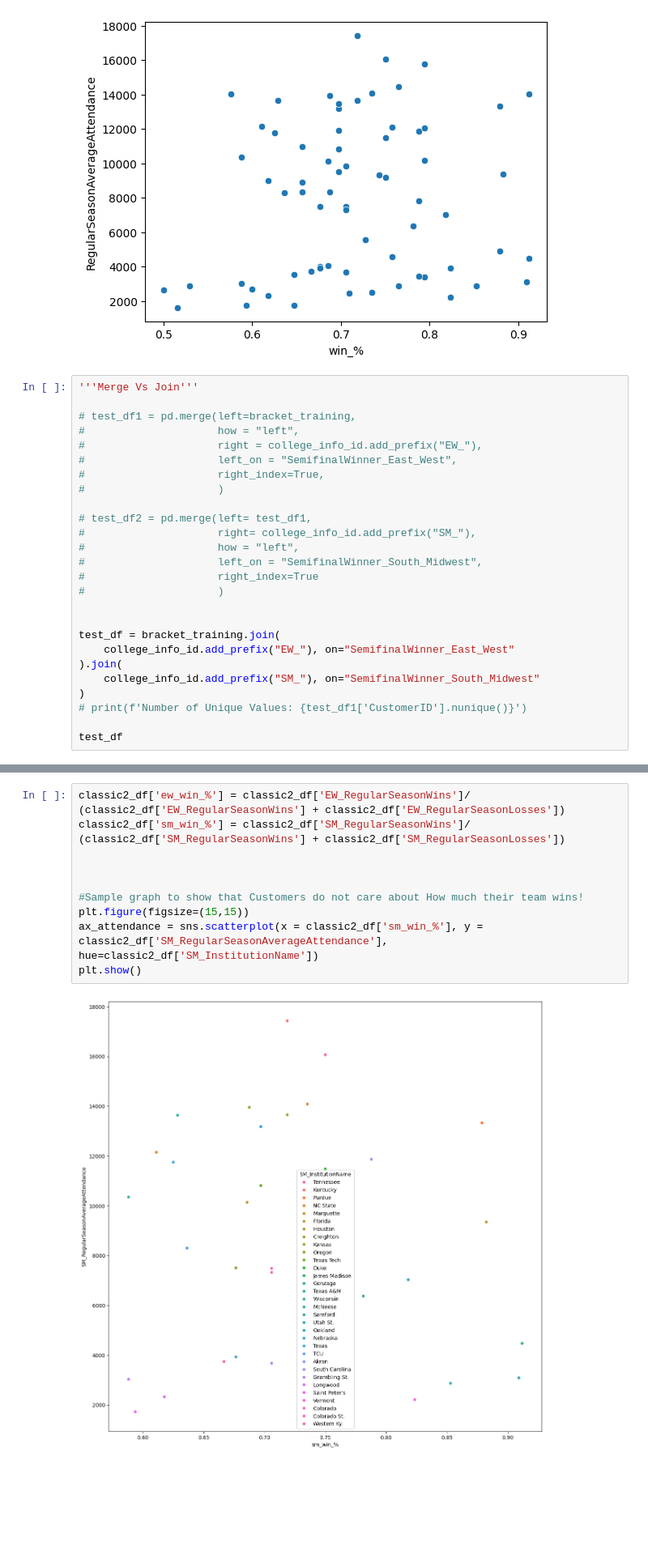
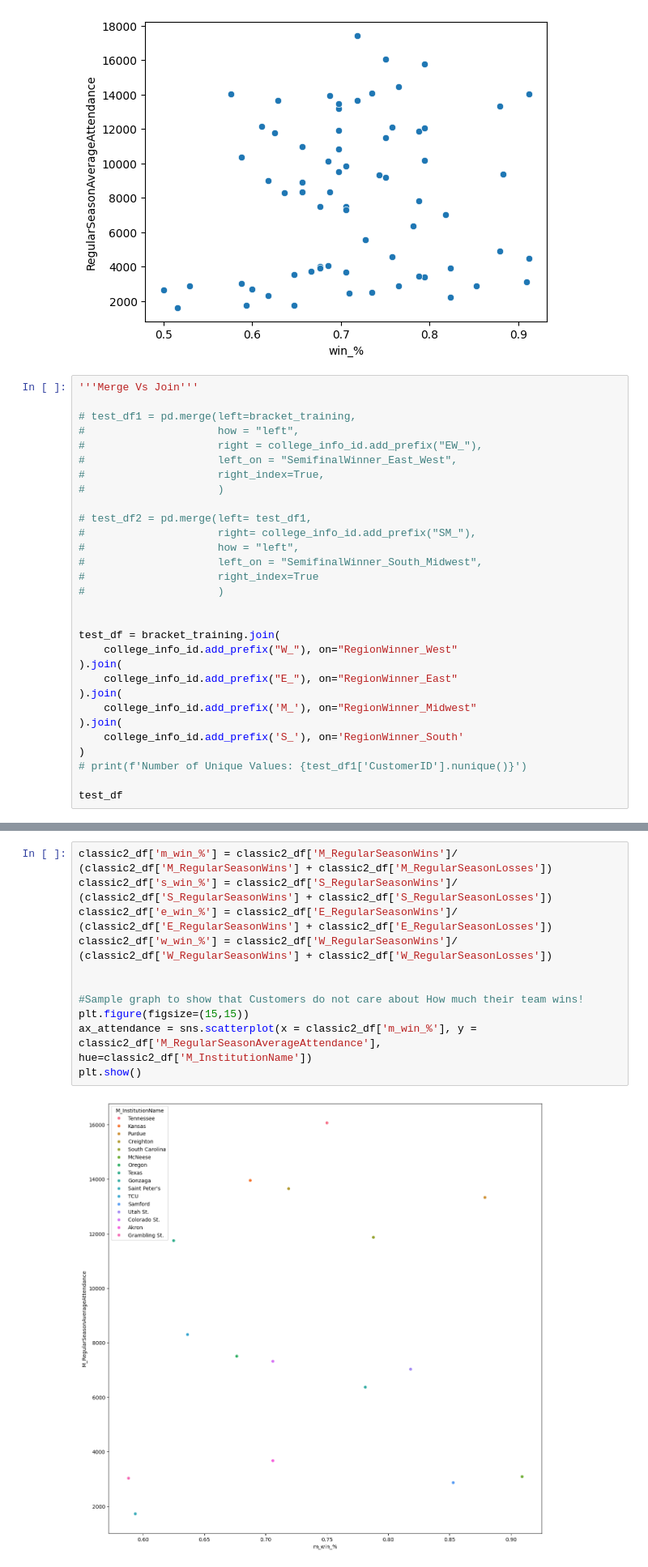
Before and after one commit to LittleMac24/ccac-competion, a Jupyter notebook: eda.ipynb, the cells around one changed output, grey strips where cells are left out. Shown at 81% size. Saved outputs shown, nothing was run; the diff lists cells and outputs as text; blank space fills up the shorter version.

```diff
--- a/eda.ipynb
+++ b/eda.ipynb
@@ -84,9 +84,13 @@ sns.scatterplot(x = college_info_id['win_%'], y = college_info_id['RegularSeason
 
 
 test_df = bracket_training.join(
-    college_info_id.add_prefix("EW_"), on="SemifinalWinner_East_West"
+    college_info_id.add_prefix("W_"), on="RegionWinner_West"
 ).join(
-    college_info_id.add_prefix("SM_"), on="SemifinalWinner_South_Midwest"
+    college_info_id.add_prefix("E_"), on="RegionWinner_East"
+).join(
+    college_info_id.add_prefix('M_'), on="RegionWinner_Midwest"
+).join(
+    college_info_id.add_prefix('S_'), on='RegionWinner_South'
 )
 # print(f'Number of Unique Values: {test_df1['CustomerID'].nunique()}')
 
@@ -254,15 +284,16 @@ classic2_df
 # %%
-classic2_df['ew_win_%'] = classic2_df['EW_RegularSeasonWins']/ (classic2_df['EW_RegularSeasonWins'] + classic2_df['EW_RegularSeasonLosses'])
-classic2_df['sm_win_%'] = classic2_df['SM_RegularSeasonWins']/ (classic2_df['SM_RegularSeasonWins'] + classic2_df['SM_RegularSeasonLosses'])
-
+classic2_df['m_win_%'] = classic2_df['M_RegularSeasonWins']/ (classic2_df['M_RegularSeasonWins'] + classic2_df['M_RegularSeasonLosses'])
+classic2_df['s_win_%'] = classic2_df['S_RegularSeasonWins']/ (classic2_df['S_RegularSeasonWins'] + classic2_df['S_RegularSeasonLosses'])
+classic2_df['e_win_%'] = classic2_df['E_RegularSeasonWins']/ (classic2_df['E_RegularSeasonWins'] + classic2_df['E_RegularSeasonLosses'])
+classic2_df['w_win_%'] = classic2_df['W_RegularSeasonWins']/ (classic2_df['W_RegularSeasonWins'] + classic2_df['W_RegularSeasonLosses'])
 
 
 #Sample graph to show that Customers do not care about How much their team wins!
 plt.figure(figsize=(15,15))
-ax_attendance = sns.scatterplot(x = classic2_df['sm_win_%'], y = classic2_df['SM_RegularSeasonAverageAttendance'], hue=classic2_df['SM_InstitutionName'])
+ax_attendance = sns.scatterplot(x = classic2_df['m_win_%'], y = classic2_df['M_RegularSeasonAverageAttendance'], hue=classic2_df['M_InstitutionName'])
 plt.show()
 # %% [output]
-[figure, old version]
+[figure, new version]
 # %%
 # #76097 Customer Ids and It seems that 445 customers created multiple brackets
 # #76097 - 75652 = 445
```
Also changed, not shown: parts of 7 cells of this notebook, 1 other file.
